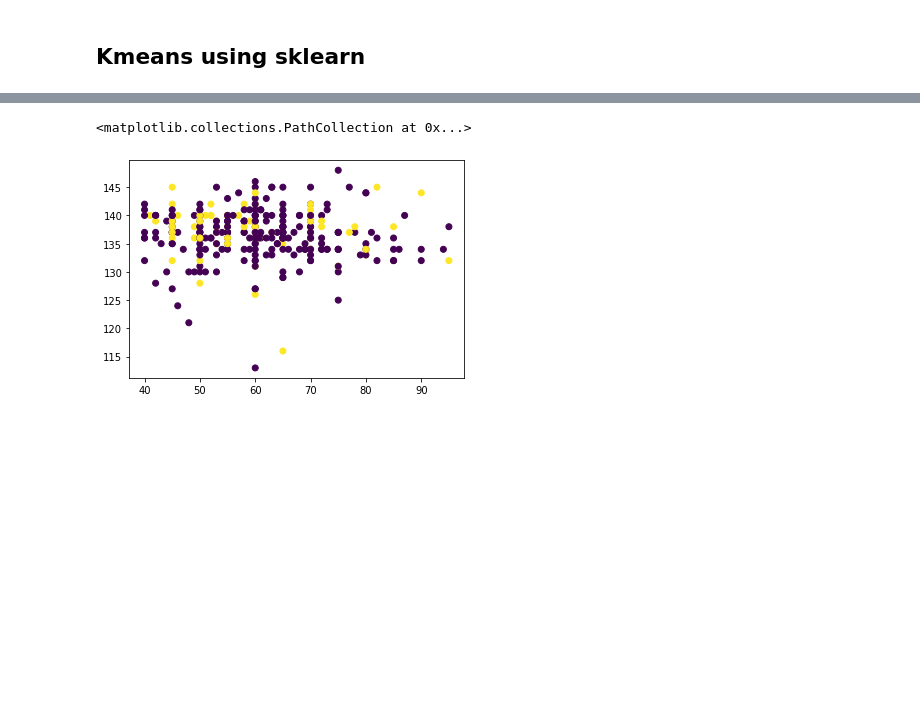
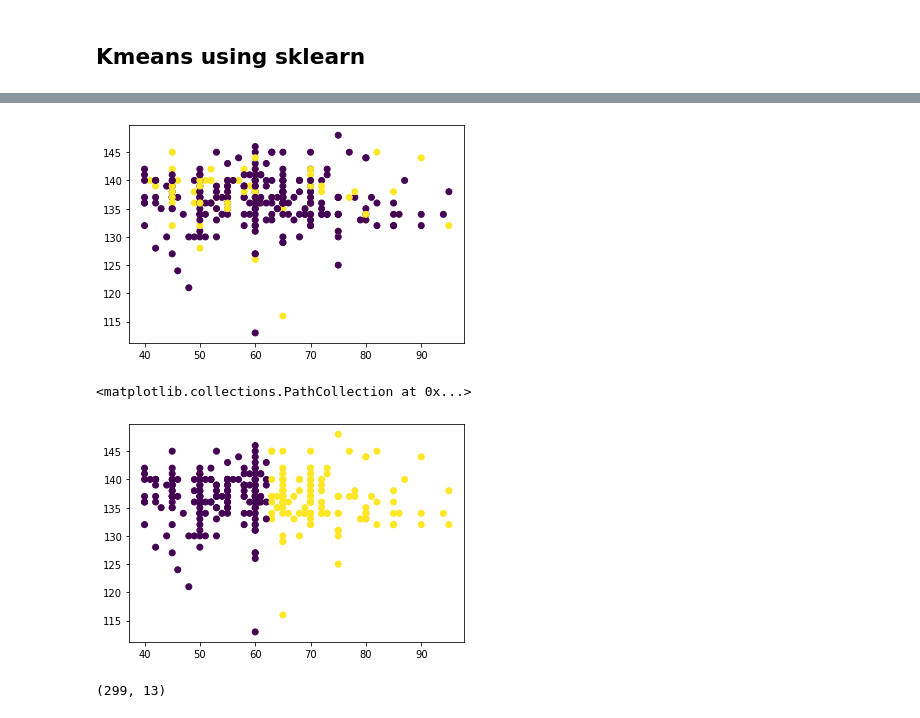
Before and after one commit to ntbeileh/cogs118bProject, a Jupyter notebook: HeartKMeans.ipynb, the cells around one changed output, grey strips where cells are left out. Drawn from its saved outputs; the diff is of its cells as text; code cells hidden in the pictures; blank space fills up the shorter version.

```diff
--- a/HeartKMeans.ipynb
+++ b/HeartKMeans.ipynb
@@ -193,6 +214,19 @@ plt.scatter(df.iloc[:,0], df.iloc[:,7], c=kmeans.labels_)
 # %%
 # serum sodium age
 plt.scatter(df.iloc[:,0], df.iloc[:,8], c=kmeans.labels_)
+plt.show()
+plt.scatter(df.iloc[:,0], df.iloc[:,8], c=Rnk[:,1])
 # %% [output]
+[figure]
 <matplotlib.collections.PathCollection at 0x...>
-[figure]
+[figure, added]
+# %%
+X_unscaled = df.to_numpy()
+scaler = StandardScaler().fit(X_unscaled)
+X = scaler.transform(X_unscaled)
+
+pca = PCA().fit(X)
+pcs = pca.transform(X)
+X.shape
+# %% [output]
+(299, 13)
```
Also changed, not shown: parts of 19 cells of this notebook, 1 other file.
